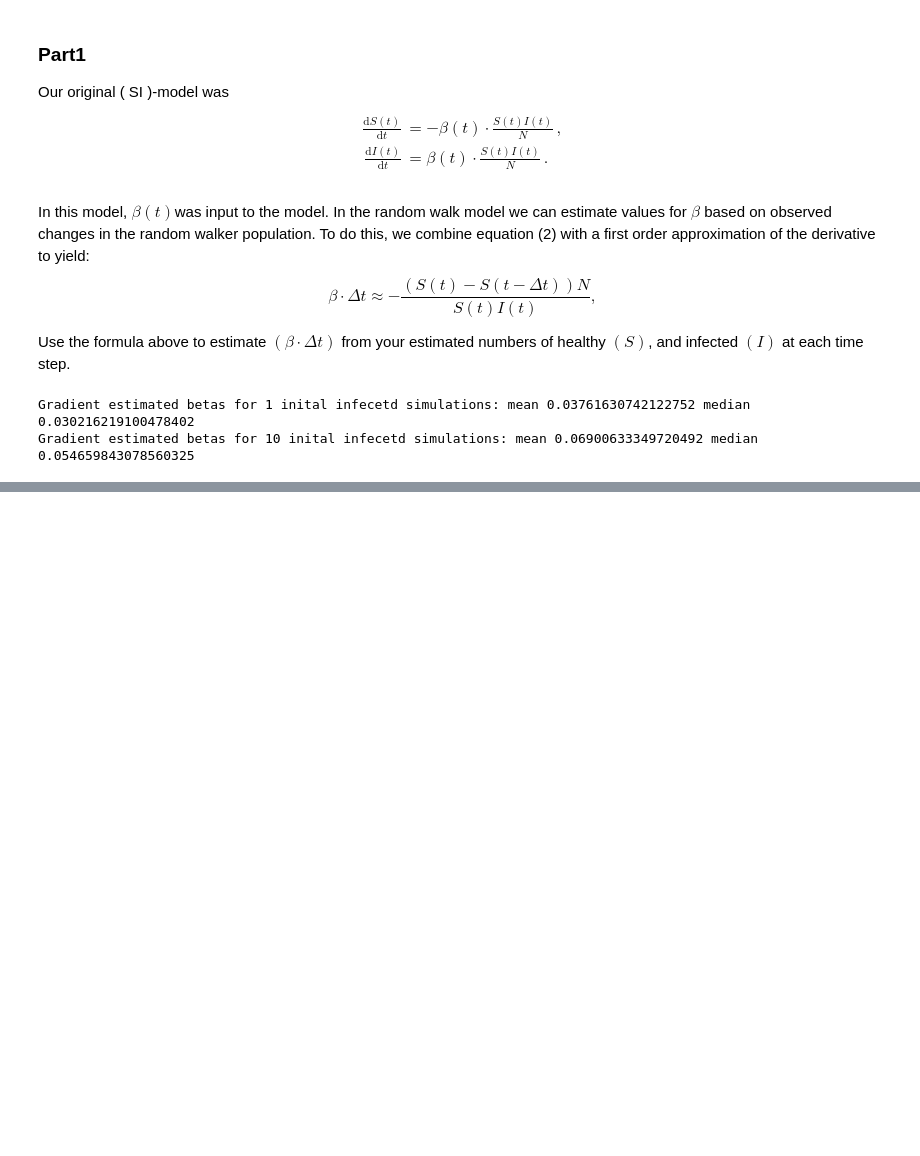
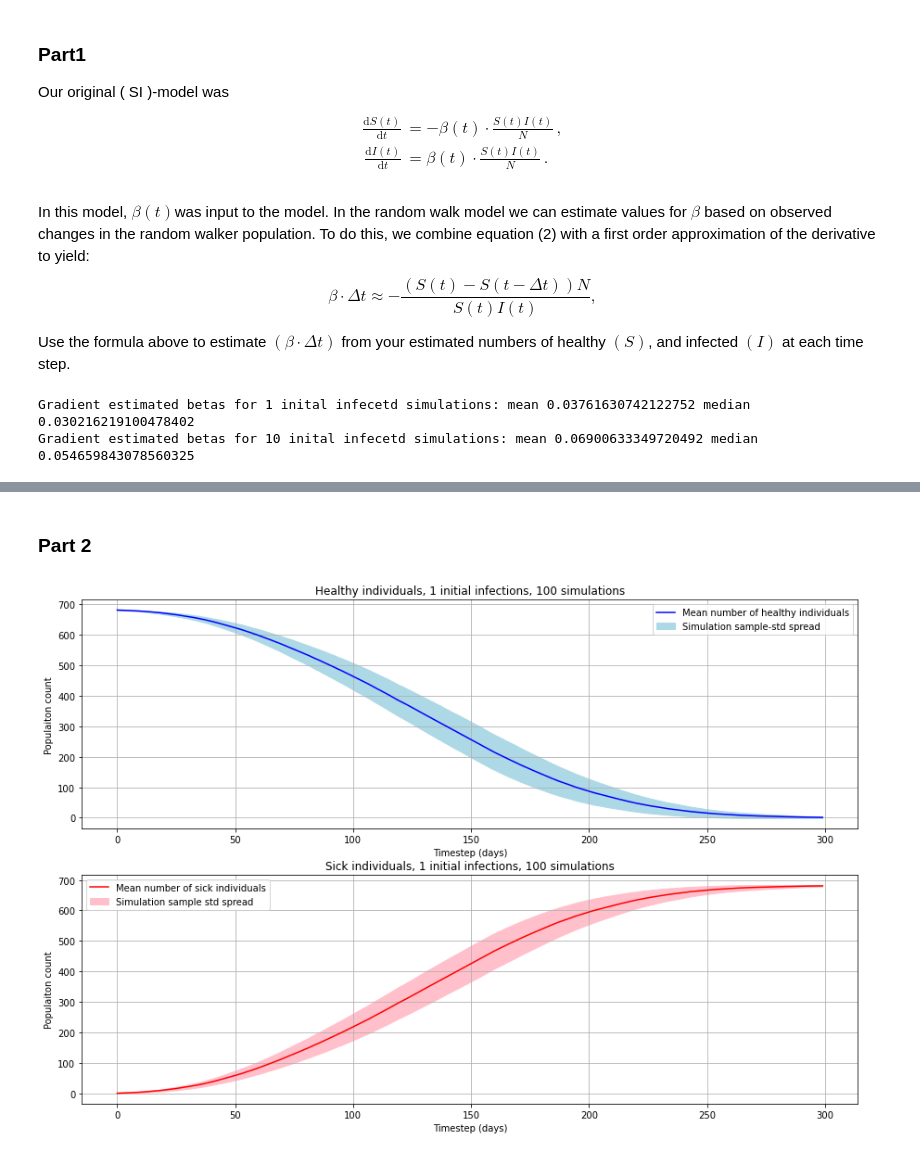
Before and after one commit to lukerlars/Modcomp4, a Jupyter notebook: ModComp_project_4.ipynb, the cells around one changed output, grey strips where cells are left out. Cells and saved outputs as stored; diff of their text form; code cells hidden in the pictures; blank space fills up the shorter version.

```diff
--- a/ModComp_project_4.ipynb
+++ b/ModComp_project_4.ipynb
@@ -228,7 +269,7 @@ population_size = 682
 no_init_infected = 1
 
 ### Running simulations
-healthy_data, sick_data = simluation_runner(runs, steps, population_size, no_init_infected)
+healthy_data, sick_data = simulation_runner(runs, steps, population_size, no_init_infected)
 # %%
 simulation_plotter(healthy_data,sick_data,runs)
 # %% [output]
@@ -245,7 +286,7 @@ population_size = 682
 no_init_infected = 10
 
 
-p2_healthy_data, p2_sick_data = simluation_runner(runs, steps, population_size, no_init_infected)
+p2_healthy_data, p2_sick_data = simuluation_runner(runs, steps, population_size, no_init_infected)
 # %%
 simulation_plotter(p2_healthy_data, p2_sick_data, runs)
 # np.savetxt('simulation_data/E1P2_sickdata',p2_sick_data)
@@ -375,0 +416,27 @@ Gradient estimated betas for 10 inital infecetd simulations: mean 0.069006333497
+# %% [markdown]
+### Part 2
+# %%
+def old_young_simulation_runner(runs, steps=300, population_size= 682,no_init_infected=1):
+    """ Function that takes in siomulation parameters and runs "runs"(number of runs) simulations
+    outputs runs by steps size np.arrays of healty and sick data.
+    """
+    simulation_instance = RandomWalkEpidemicSimulator(population_size, no_init_infected)
+    for i in range(runs):
+        simulation_instance.test_simulate(steps)
+
+    healthy_data = np.array(simulation_instance.susceptible_cumulative).reshape(runs, steps)
+    sick_data = np.array(simulation_instance.infectious_cumulative).reshape(runs,steps)
+
+    return healthy_data, sick_data
+# %%
+###setup
+runs = 100
+steps = 300
+population_size = 682
+no_init_infected = 1
+
+OldandYoungHealthydata,OldandYoungSickData = old_young_simulation_runner(runs, steps, population_size, no_init_infected)
+# %%
+simulation_plotter(OldandYoungHealthydata, OldandYoungSickData)
+# %% [output]
+[figure, added]
```
Also changed, not shown: parts of 6 cells of this notebook.
